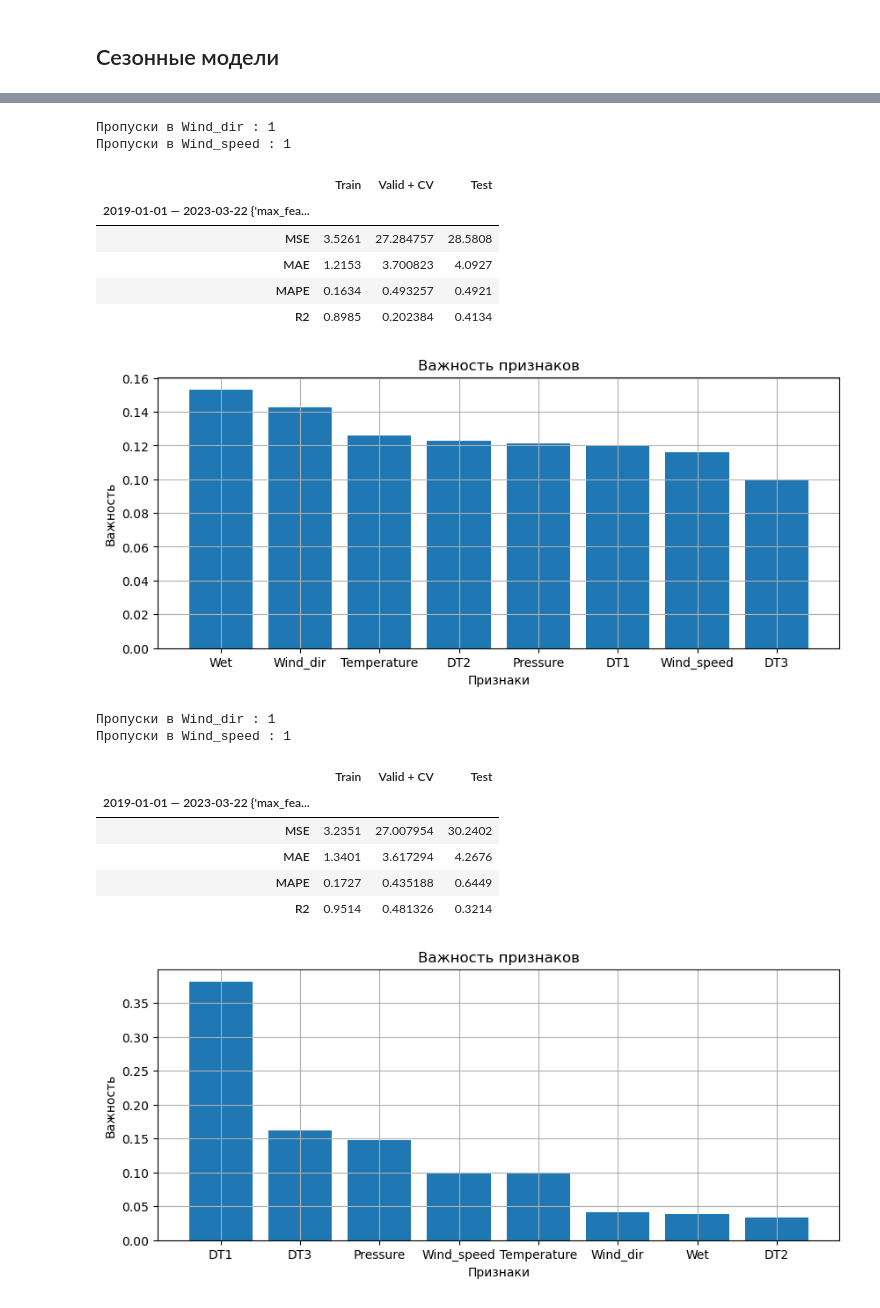
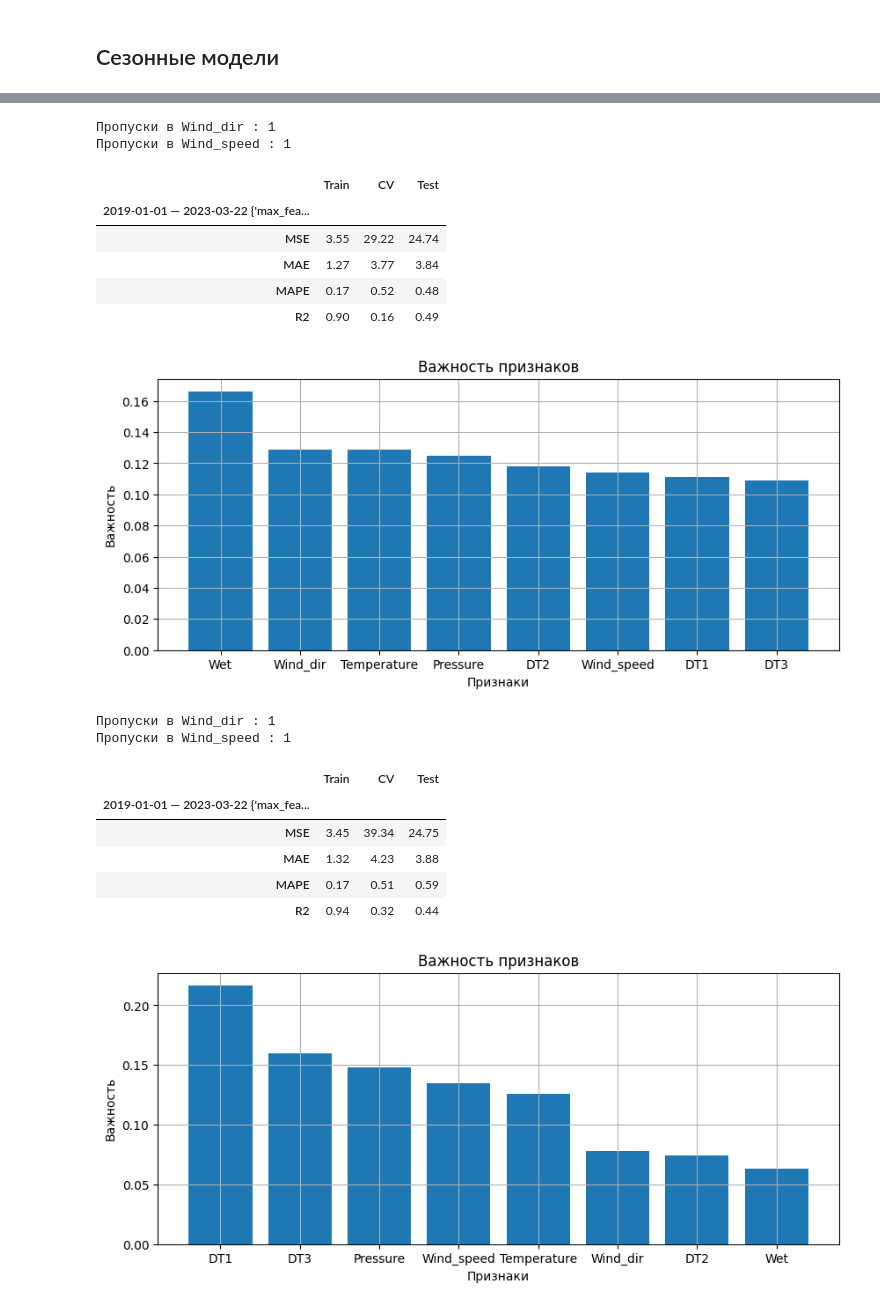
Before and after one commit to Nikita-Lev/Forecasting-PM-2.5-in-the-atmosphere-of-Krasnoyarsk, a Jupyter notebook: Random Forest/Random Forest.ipynb, the cells around one changed output, grey strips where cells are left out. Drawn from its saved outputs; the diff is of its cells as text; code cells hidden in the pictures.

```diff
--- a/Random Forest/Random Forest.ipynb
+++ b/Random Forest/Random Forest.ipynb
@@ -20,7 +20,7 @@ district = 'Mean'
 #savePath = 'Results/Results RF large periods.xlsx'
 # %%
 params = {
-    'n_estimators': np.linspace(1, 1000, 5).round().astype('int'),
+    'n_estimators': np.linspace(10, 1000, 7).round().astype('int'),
     'max_features': np.linspace(0.1, 1, 5)
 }
 params
@@ -33,8 +33,8 @@ params
 model = RandomForestRegressor(random_state = 100)
 # %%
 # Срез данных от begin до end
-begin, end = '2019-01-01', '2020-01-01'
+begin, end = '2019-01-01', '2023-04-06'
 
 for season in ['winters', 'springs', 'summers', 'autumns']:
-    ModelProcessing(model, sensor, fill, district, begin, end, seasonModel = '', season_test = season, params = params, gridSearch = True, paramDependencies = True, plotRes = False, featImp = False)
+    ModelProcessing(model, sensor, fill, district, begin, end, seasonModel = '',  season_test = season, params = params, gridSearch = True, paramDependencies = ['n_estimators',  'max_features'], plotRes = False, featImp = False)#, savePath = 'Results/Results RF large periods.xlsx')
 # %% [output]
@@ -68,7 +75,7 @@ for season in ['winters', 'springs', 'summers', 'autumns']:
 begin, end = '2019-01-01', '2023-04-06'
 
 for season in ['winters', 'springs', 'summers', 'autumns']:
-    ModelProcessing(model, sensor, fill, district, begin, end, seasonModel = season, season_test = season, params = params, gridSearch = True, paramDependencies = False, plotRes = False, featImp = True)
+    ModelProcessing(model, sensor, fill, district, begin, end, seasonModel = season, season_test = season, params = params, gridSearch = True, paramDependencies = [], plotRes = False, featImp = True)#, savePath = 'Results/Results RF large periods.xlsx')
 # %% [output]
 Пропуски в Wind_dir : 1
 Пропуски в Wind_speed : 1
@@ -91,18 +98,18 @@ for season in ['winters', 'springs', 'summers', 'autumns']:
 Пропуски в Wind_dir : 1
 Пропуски в Wind_speed : 1
-|  | Train | Valid + CV | Test |
+|  | Train | CV | Test |
 | 2019-01-01 — 2023-03-22 {'max_fea... |  |  |  |
-| MSE | 3.5261 | 27.284757 | 28.5808 |
-| MAE | 1.2153 | 3.700823 | 4.0927 |
-| MAPE | 0.1634 | 0.493257 | 0.4921 |
-| R2 | 0.8985 | 0.202384 | 0.4134 |
+| MSE | 3.55 | 29.22 | 24.74 |
+| MAE | 1.27 | 3.77 | 3.84 |
+| MAPE | 0.17 | 0.52 | 0.48 |
+| R2 | 0.90 | 0.16 | 0.49 |
-[figure, old version]
+[figure, new version]
 Пропуски в Wind_dir : 1
 Пропуски в Wind_speed : 1
-|  | Train | Valid + CV | Test |
+|  | Train | CV | Test |
 | 2019-01-01 — 2023-03-22 {'max_fea... |  |  |  |
-| MSE | 3.2351 | 27.007954 | 30.2402 |
-| MAE | 1.3401 | 3.617294 | 4.2676 |
-| MAPE | 0.1727 | 0.435188 | 0.6449 |
-| R2 | 0.9514 | 0.481326 | 0.3214 |
+| MSE | 3.45 | 39.34 | 24.75 |
+| MAE | 1.32 | 4.23 | 3.88 |
+| MAPE | 0.17 | 0.51 | 0.59 |
+| R2 | 0.94 | 0.32 | 0.44 |
-[figure, old version]
+[figure, new version]
```
Also changed, not shown: parts of 3 cells of this notebook, 5 other files.
